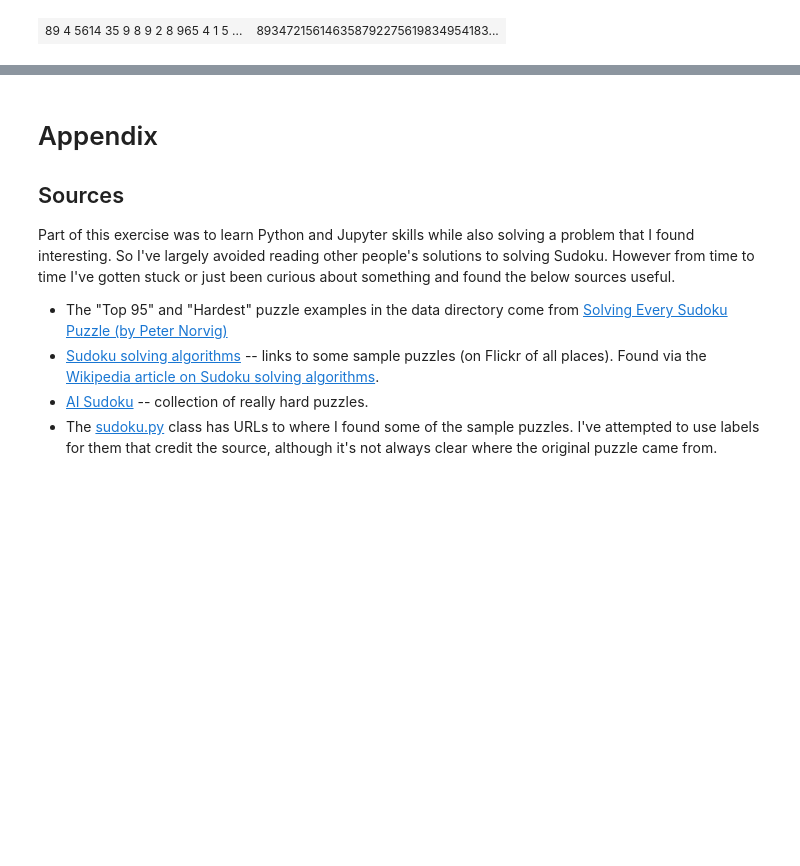
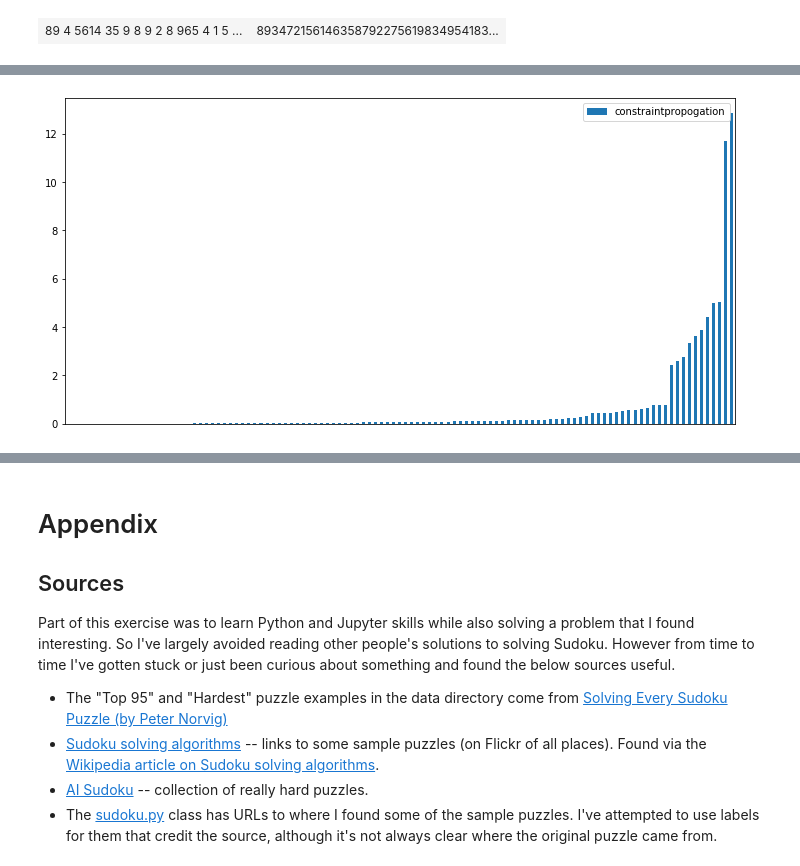
Before and after one commit to hissohathair/puzzle-solvers, a Jupyter notebook: Sudoku Solver.ipynb, the cells around one changed output, grey strips where cells are left out. Saved outputs shown, nothing was run; the diff lists cells and outputs as text; code cells hidden in the pictures; blank space fills up the shorter version.

```diff
--- a/Sudoku Solver.ipynb
+++ b/Sudoku Solver.ipynb
@@ -112,0 +165,8 @@ df.to_pickle('sudoku_test_results.pkl')
+# %%
+solver = 'constraintpropogation'
+axs = df.sort_values(by=solver)[[solver]].plot(kind='bar')
+axs.xaxis.label.set_visible(False)
+axs.xaxis.set_ticks([])
+plt.show()
+# %% [output]
+[figure, added]
```
Also changed, not shown: parts of 39 cells of this notebook, 2 other files.
